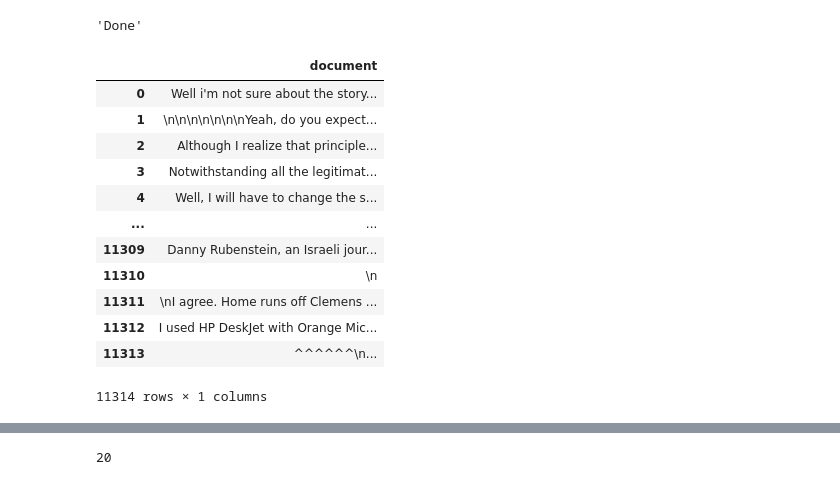
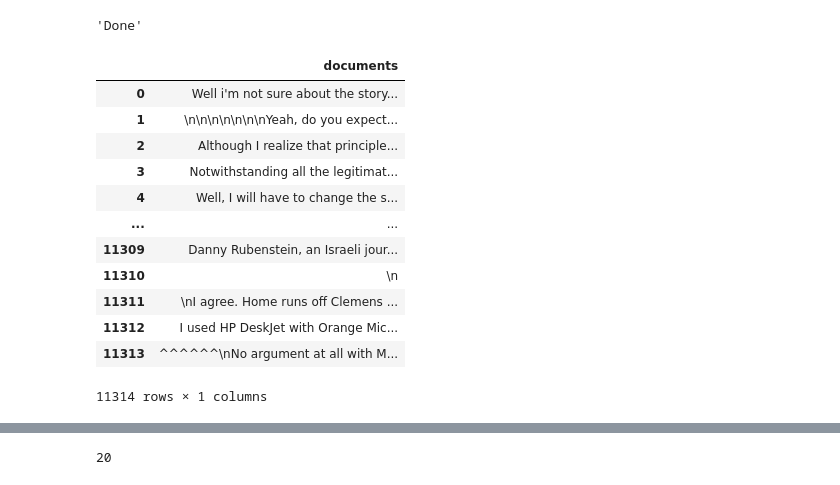
Before and after one commit to andrinau/andrinau, a Jupyter notebook: tugaskompstat1.ipynb, the cells around one changed output, grey strips where cells are left out. Cells and saved outputs as stored; diff of their text form; code cells hidden in the pictures.

```diff
--- a/tugaskompstat1.ipynb
+++ b/tugaskompstat1.ipynb
@@ -5,6 +5,7 @@
 import warnings; warnings.simplefilter('ignore')
 import matplotlib.pyplot as plt, seaborn as sns, numpy as np, pandas as pd
 sns.set(style="ticks", color_codes=True)
+pd.set_option("display.max_colwidth", 200)
 
 "Done"
 # %% [output]
@@ -16,10 +17,10 @@ dataset = fetch_20newsgroups(shuffle=True, random_state=1, remove=('headers', 'f
 documents = dataset.data
 # %%
 # Load data from list to datafame for further processing.
-doc = pd.DataFrame({'document':documents})
-doc
+documents = pd.DataFrame({'documents':documents})
+documents
 # %% [output]
-|  | document |
+|  | documents |
 | 0 | Well i'm not sure about the story... |
 | 1 | \n\n\n\n\n\n\nYeah, do you expect... |
 | 2 | Although I realize that principle... |
@@ -30,5 +31,5 @@ doc
 | 11310 | \n |
 | 11311 | \nI agree. Home runs off Clemens ... |
 | 11312 | I used HP DeskJet with Orange Mic... |
-| 11313 | ^^^^^^\n... |
+| 11313 | ^^^^^^\nNo argument at all with M... |
 11314 rows × 1 columns
```
Also changed, not shown: parts of 14 cells of this notebook.
